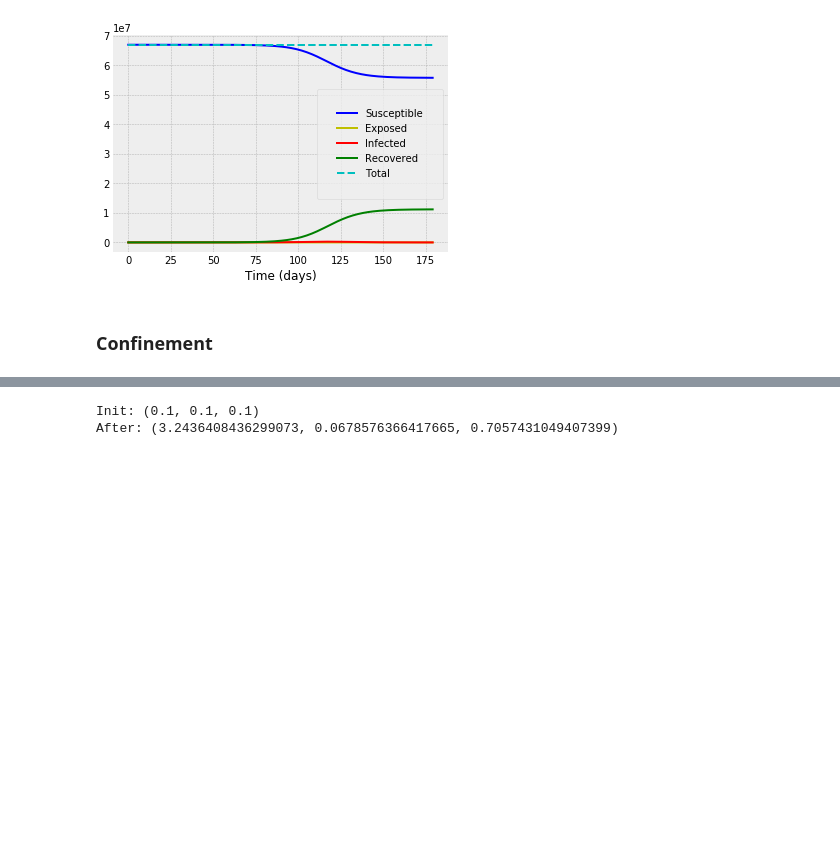
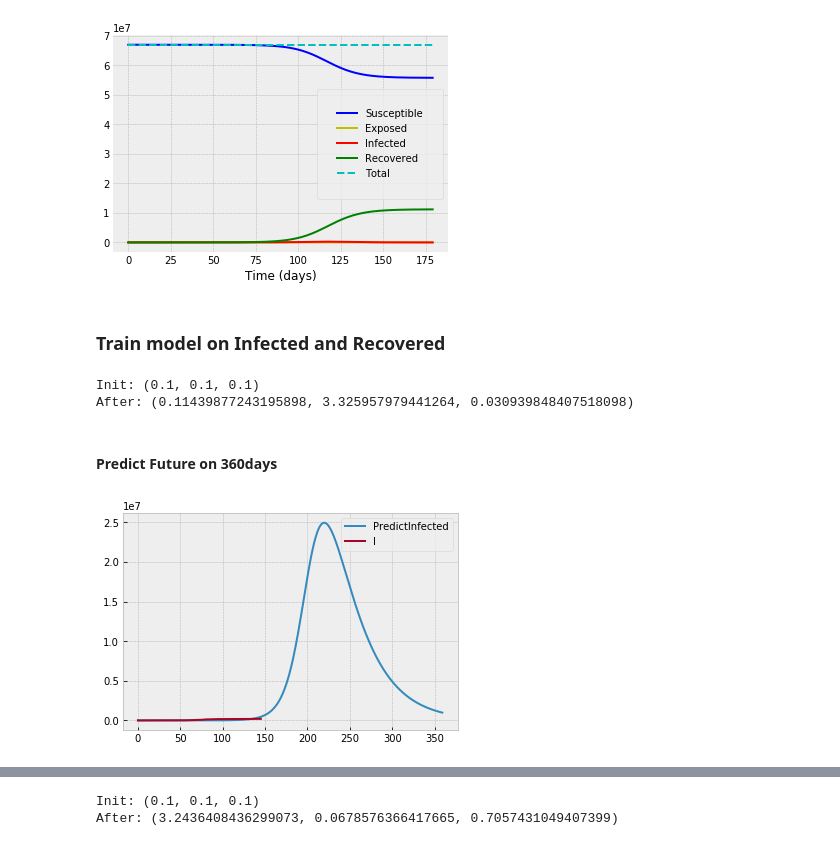
Before and after one commit to klchai/ML_COVID-19, a Jupyter notebook: ML_COVID-19.ipynb, the cells around one changed output, grey strips where cells are left out. Saved outputs shown, nothing was run; the diff lists cells and outputs as text; code cells hidden in the pictures; blank space fills up the shorter version.

```diff
--- a/ML_COVID-19.ipynb
+++ b/ML_COVID-19.ipynb
@@ -508,5 +352,31 @@ plt.show()
 plotseird(t_p, S_p, E_p, I_p, R_p)
 # %% [output]
 [figure]
-# %% [markdown]
-### Confinement
+# %% [markdown]
+### Train model on Infected and Recovered
+# %%
+seir = SEIRModel()
+N = 67_000_000
+I = df_france["Confirmed"].to_numpy()
+R = df_france["Recovered"].to_numpy()
+t = range(df_france.shape[0])
+print("Init:",seir.params)
+seir.fit_NIR(t,N,I,R)
+real_b, real_d, real_g = seir.params
+print("After:",seir.params)
+# %% [output]
+Init: (0.1, 0.1, 0.1)
+After: (0.11439877243195898, 3.325957979441264, 0.030939848407518098)
+# %% [markdown]
+#### Predict Future on 360days
+# %%
+t_p360 = range(0,360)
+y0 = N-I[0], 2, I[0], 0
+S_p360,E_p360,I_p360,R_p360 = seir.predict(t_p360,y0)
+# %%
+plt.plot(I_p360,label="PredictInfected")
+plt.plot(I,label="I")
+plt.legend()
+plt.show()
+# %% [output]
+[figure, added]
```
Also changed, not shown: parts of 40 cells of this notebook, 1 other file.
